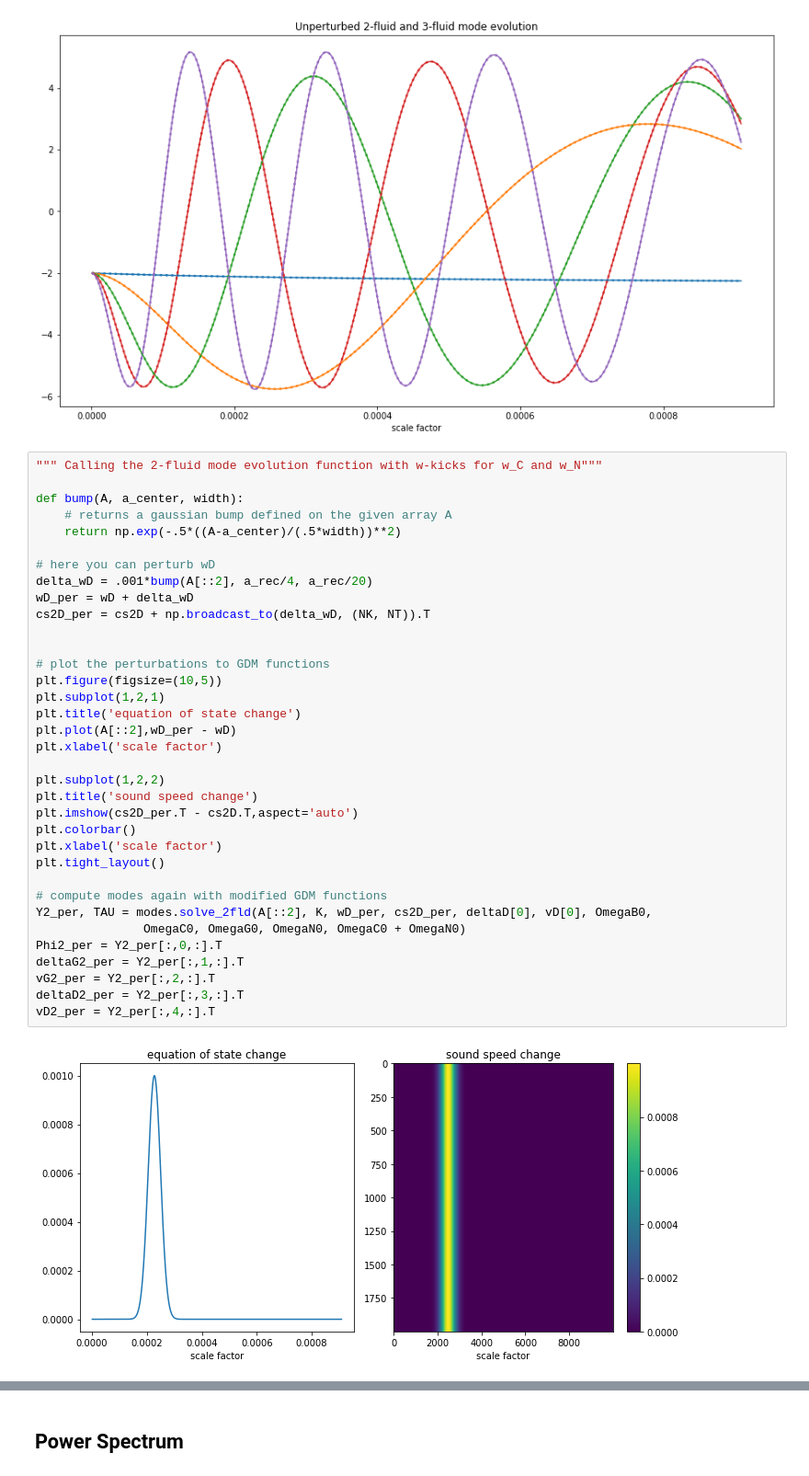
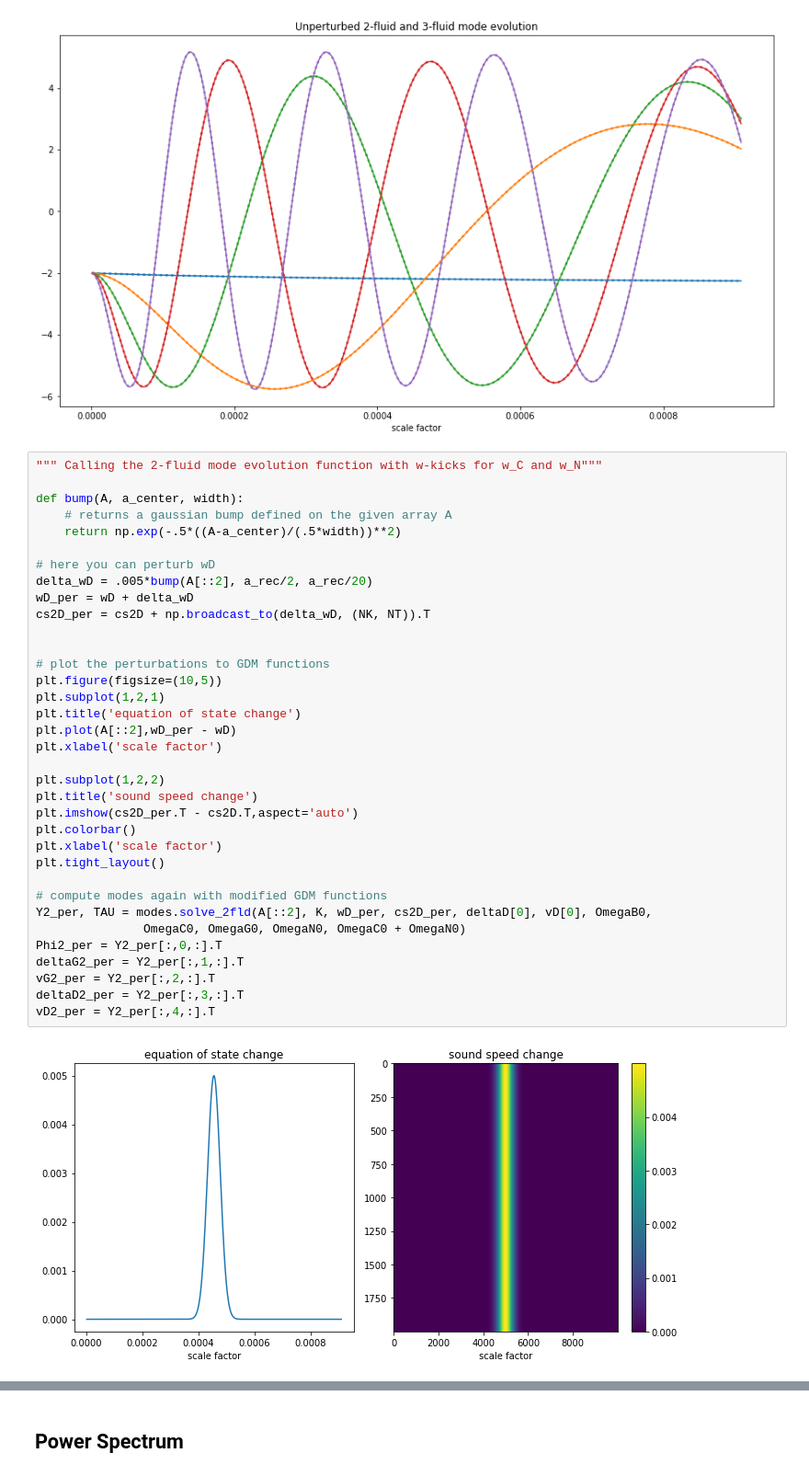
Before and after one commit to aifer4/gdm_pca, a Jupyter notebook: examples.ipynb, the cells around one changed output, grey strips where cells are left out. Shown at 92% size. Drawn from its saved outputs; the diff is of its cells as text.

```diff
--- a/examples.ipynb
+++ b/examples.ipynb
@@ -177,35 +177,35 @@ def bump(A, a_center, width):
     return np.exp(-.5*((A-a_center)/(.5*width))**2)
 
 # here you can perturb wD
-delta_wD = .001*bump(A[::2], a_rec/4, a_rec/20)
+delta_wD = .005*bump(A[::2], a_rec/2, a_rec/20)
 wD_per = wD + delta_wD
 cs2D_per = cs2D + np.broadcast_to(delta_wD, (NK, NT)).T
 
 
 # plot the perturbations to GDM functions
 plt.figure(figsize=(10,5))
 plt.subplot(1,2,1)
 plt.title('equation of state change')
 plt.plot(A[::2],wD_per - wD)
 plt.xlabel('scale factor')
 
 plt.subplot(1,2,2)
 plt.title('sound speed change')
 plt.imshow(cs2D_per.T - cs2D.T,aspect='auto')
 plt.colorbar()
 plt.xlabel('scale factor')
 plt.tight_layout()
 
 # compute modes again with modified GDM functions
 Y2_per, TAU = modes.solve_2fld(A[::2], K, wD_per, cs2D_per, deltaD[0], vD[0], OmegaB0,
                OmegaC0, OmegaG0, OmegaN0, OmegaC0 + OmegaN0)
 Phi2_per = Y2_per[:,0,:].T
 deltaG2_per = Y2_per[:,1,:].T
 vG2_per = Y2_per[:,2,:].T
 deltaD2_per = Y2_per[:,3,:].T
 vD2_per = Y2_per[:,4,:].T
 # %% [output]
-[figure, old version]
+[figure, new version]
 # %%
 plt.figure(figsize=(15,8))
 plt.title('Effect of w kick on 2-fluid mode evolution')
```
Also changed, not shown: parts of 4 cells of this notebook, 6 other files.
